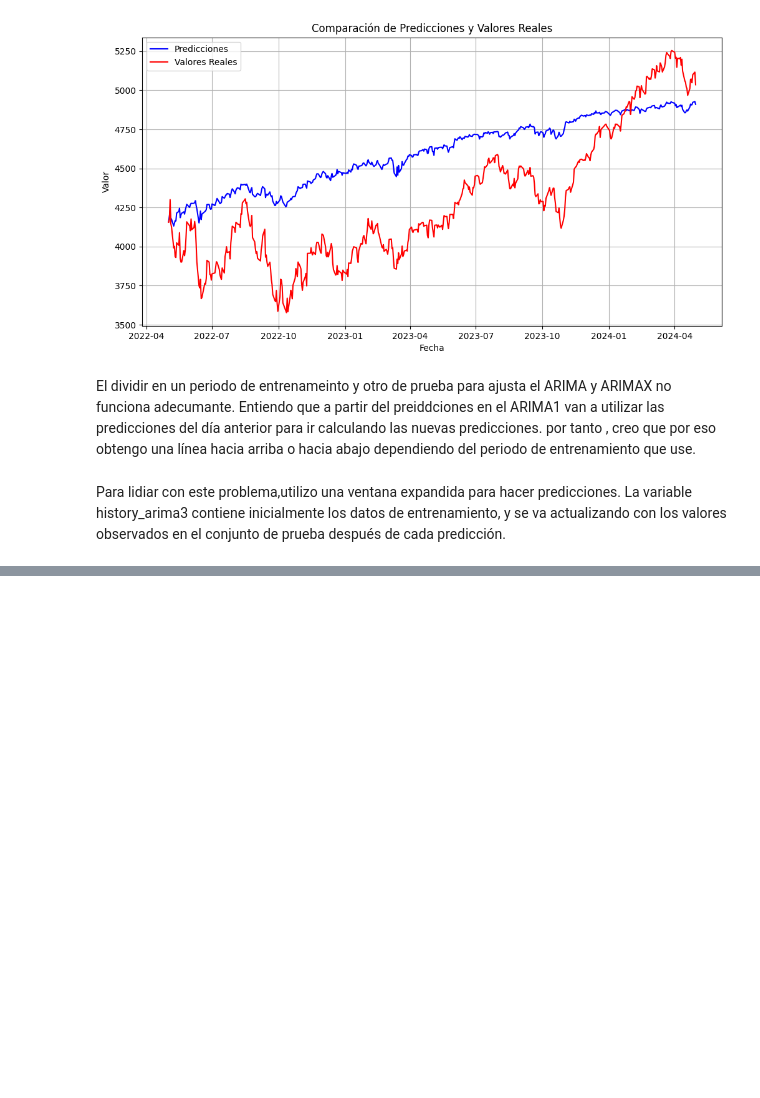
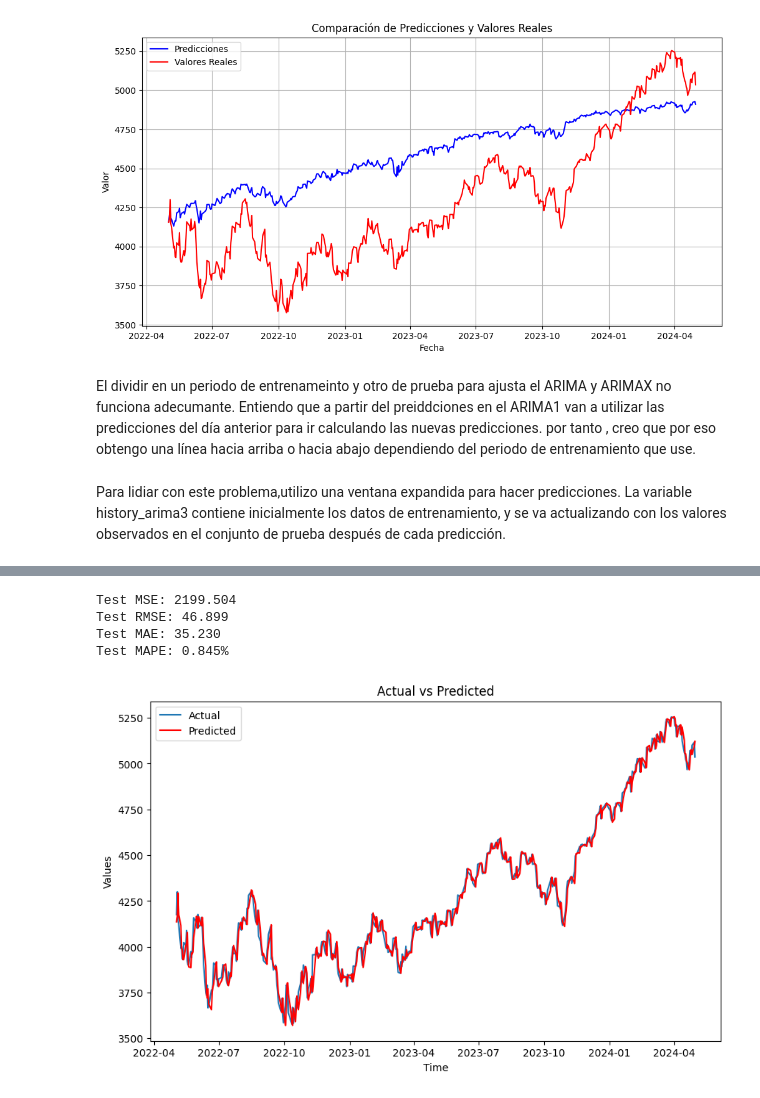
Before and after one commit to lgarnov19/TFM_Prediccion_SP500, a Jupyter notebook: TFM_AutoArima_FINAL.ipynb, the cells around one changed output, grey strips where cells are left out. Cells and saved outputs as stored; diff of their text form; code cells hidden in the pictures; blank space fills up the shorter version.

```diff
--- a/TFM_AutoArima_FINAL.ipynb
+++ b/TFM_AutoArima_FINAL.ipynb
@@ -1361,0 +1437,5 @@ Test MAPE: 0.635%
+# %%
+
+# Ajustar el modelo AutoARIMA con variables exógenas
+model_returns_arimax5 = auto_arima(train_arimax5, train_exog, seasonal=False, trace=True,
+                                   error_action='ignore', suppress_warnings=True, stepwise=True)
@@ -1361,0 +1751,42 @@ Test MAPE: 0.635%
+# %%
+# Hacer predicciones usando una ventana expandida
+history_arimax5 = [x for x in train_arimax5]
+history_exog = [x for x in train_exog.values]
+predictions_arimax5 = []
+
+for t in range(len(test_arimax5)):
+    model = SARIMAX(history_arimax5, exog=np.array(history_exog), order=model_returns_arimax5.order,
+                    enforce_stationarity=True, enforce_invertibility=False)
+    model_fit = model.fit(disp=0)
+    output = model_fit.forecast(steps=1, exog=np.array(test_exog.iloc[t]).reshape(1, -1))
+    yhat = output[0]
+    predictions_arimax5.append(yhat)
+    history_arimax5.append(test_arimax5.iloc[t])
+    history_exog.append(test_exog.iloc[t])
+
+# Calcular y mostrar métricas adicionales
+mse_arimax5 = mean_squared_error(test_arimax5, predictions_arimax5)
+rmse_val_arimax5 = calc_rmse(test_arimax5, predictions_arimax5)  # Using the renamed function
+mae_arimax5 = mean_absolute_error(test_arimax5, predictions_arimax5)
+mape_arimax5 = np.mean(np.abs((test_arimax5 - predictions_arimax5) / test_arimax5)) * 100
+# %%
+print(f'Test MSE: {mse_arimax5:.3f}')
+print(f'Test RMSE: {rmse_val_arimax5:.3f}')
+print(f'Test MAE: {mae_arimax5:.3f}')
+print(f'Test MAPE: {mape_arimax5:.3f}%')
+
+# Graficar predicciones frente a valores reales
+plt.figure(figsize=(10, 6))
+plt.plot(test_arimax5.index, test_arimax5.values, label='Actual')
+plt.plot(test_arimax5.index, predictions_arimax5, color='red', label='Predicted')
+plt.title('Actual vs Predicted')
+plt.xlabel('Time')
+plt.ylabel('Values')
+plt.legend()
+plt.show()
+# %% [output]
+Test MSE: 2199.504
+Test RMSE: 46.899
+Test MAE: 35.230
+Test MAPE: 0.845%
+[figure, added]
```
Also changed, not shown: parts of 25 cells of this notebook.
